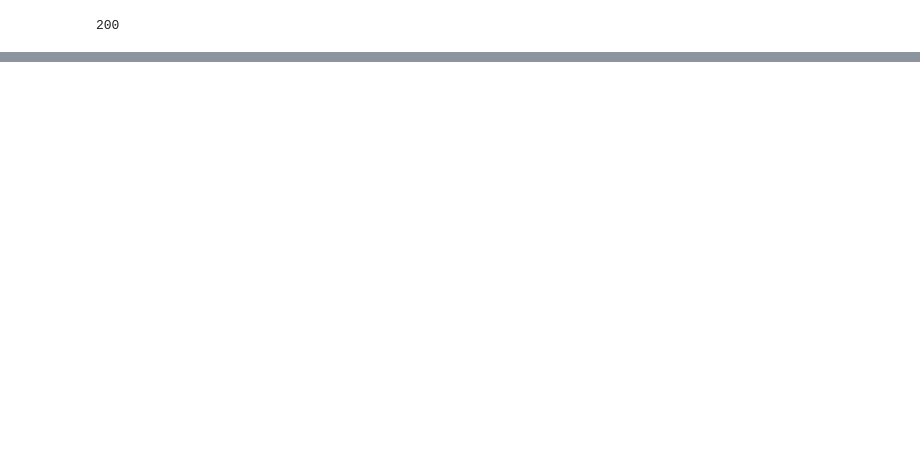
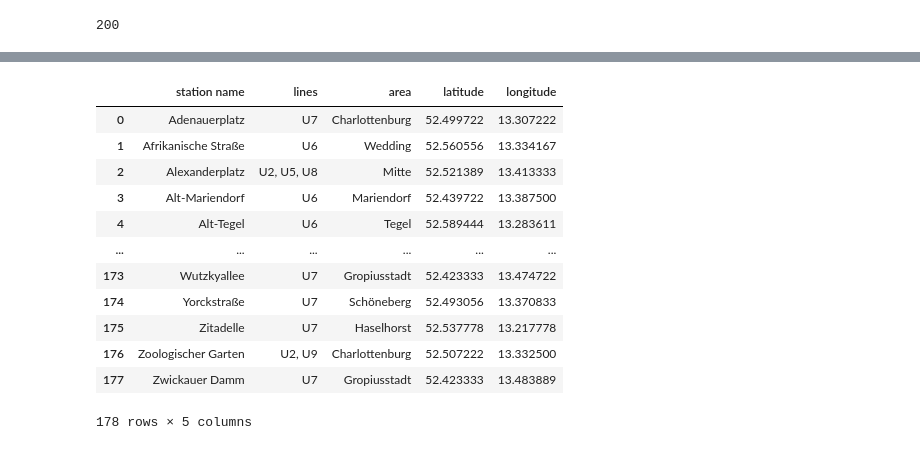
Before and after one commit to akinml/ticket-control-bvg, a Jupyter notebook: notebooks/stations.ipynb, the cells around one changed output, grey strips where cells are left out. Drawn from its saved outputs; the diff is of its cells as text; code cells hidden in the pictures; blank space fills up the shorter version.

Commit message:
Notebook for preparation of stations dataframe

```diff
--- a/notebooks/stations.ipynb
+++ b/notebooks/stations.ipynb
@@ -224,0 +231,13 @@ print('hello world')
+# %%
+ubahn = data_ubahns.groupby("station name").agg({
+    "lines": lambda x: ', '.join(x),
+    'latitude longitude': 'first',
+    'area': 'first'}).reset_index()
+#ubahn
+# %%
+ubahn['latitude'] = ubahn['latitude longitude'].map(lambda x: x[0])
+# %%
+ubahn['longitude'] = ubahn['latitude longitude'].map(lambda x: x[1])
+# %%
+ubahn.drop(columns="latitude longitude", inplace=True)
+#ubahn
@@ -224,0 +267,17 @@ print('hello world')
+# %%
+ubahns = ubahn[['station name', 'lines', 'area', 'latitude', 'longitude']]
+ubahns
+# %% [output]
+|  | station name | lines | area | latitude | longitude |
+| 0 | Adenauerplatz | U7 | Charlottenburg | 52.499722 | 13.307222 |
+| 1 | Afrikanische Straße | U6 | Wedding | 52.560556 | 13.334167 |
+| 2 | Alexanderplatz | U2, U5, U8 | Mitte | 52.521389 | 13.413333 |
+| 3 | Alt-Mariendorf | U6 | Mariendorf | 52.439722 | 13.387500 |
+| 4 | Alt-Tegel | U6 | Tegel | 52.589444 | 13.283611 |
+| ... | ... | ... | ... | ... | ... |
+| 173 | Wutzkyallee | U7 | Gropiusstadt | 52.423333 | 13.474722 |
+| 174 | Yorckstraße | U7 | Schöneberg | 52.493056 | 13.370833 |
+| 175 | Zitadelle | U7 | Haselhorst | 52.537778 | 13.217778 |
+| 176 | Zoologischer Garten | U2, U9 | Charlottenburg | 52.507222 | 13.332500 |
+| 177 | Zwickauer Damm | U7 | Gropiusstadt | 52.423333 | 13.483889 |
+178 rows × 5 columns
```
Also changed, not shown: parts of 50 cells of this notebook.
